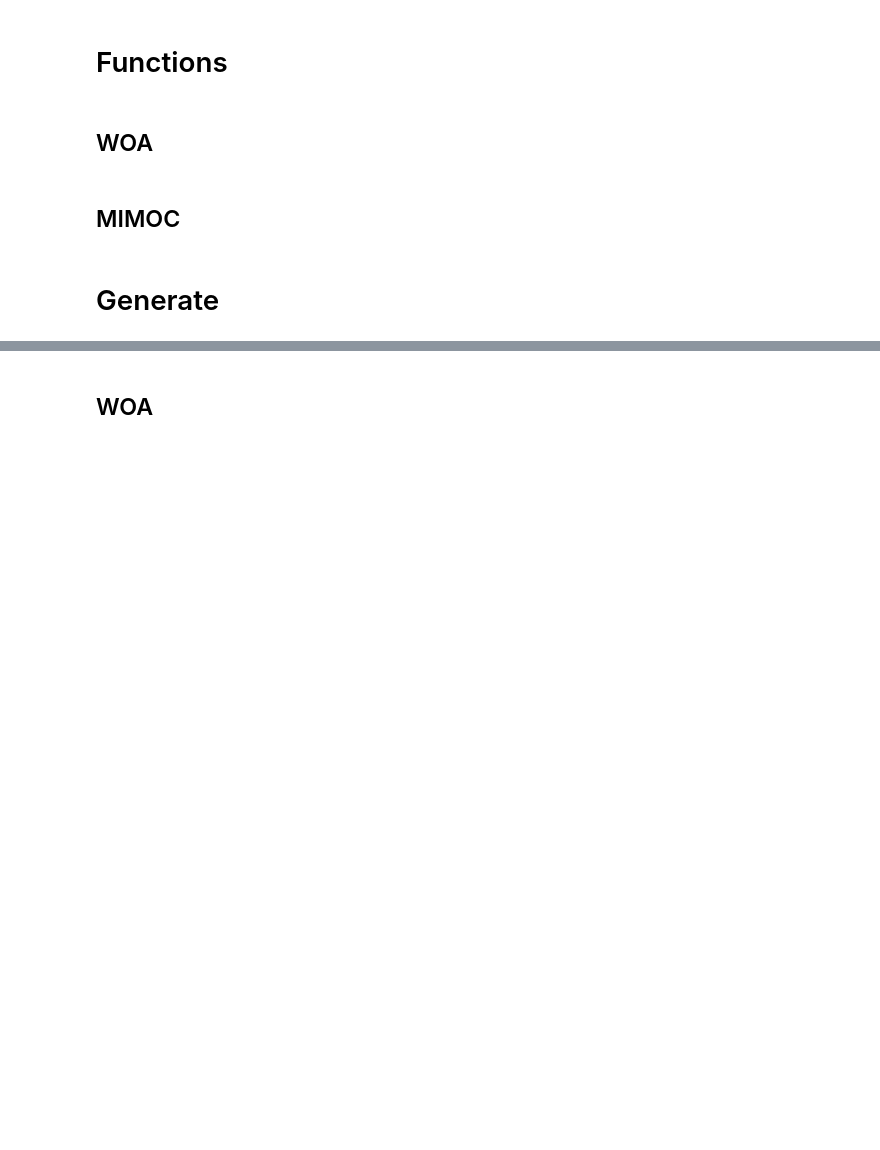
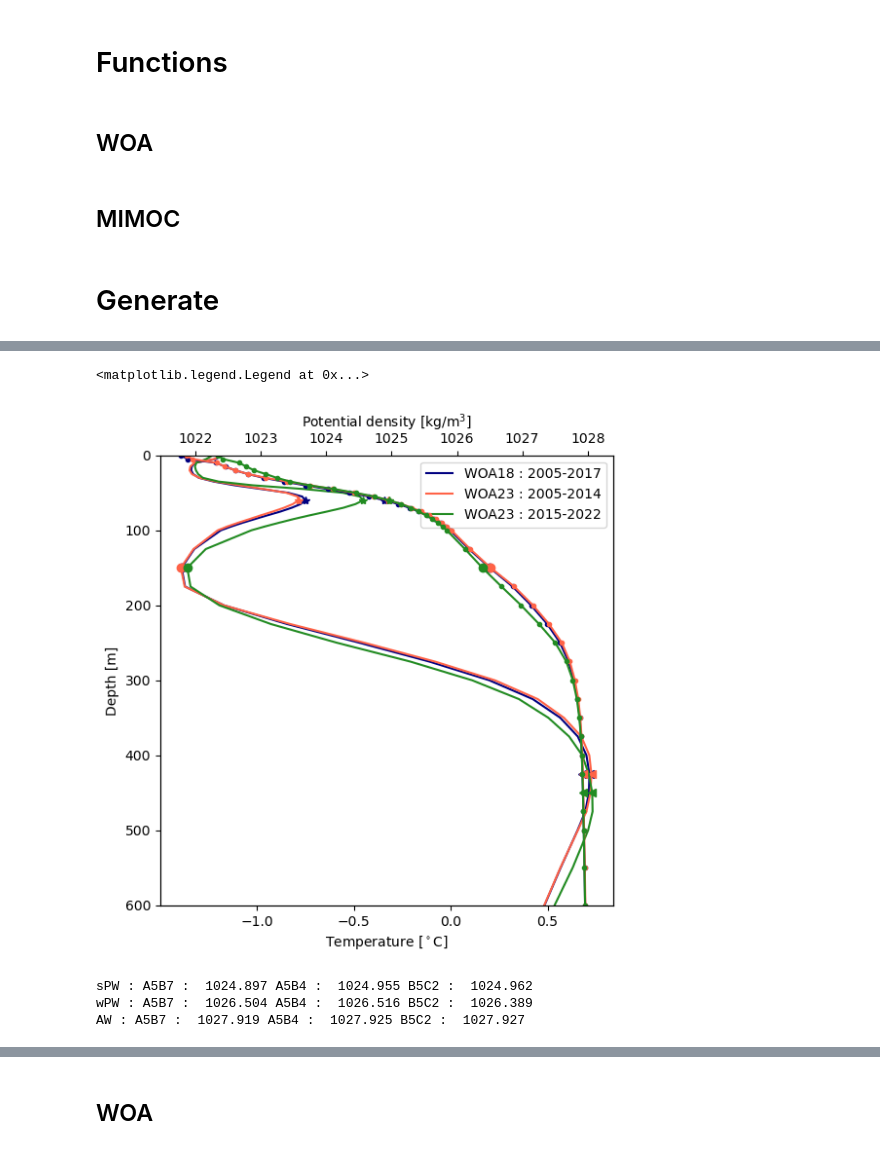
Before and after one commit to noemieplanat/Montgomery_Potentials_Beaufort_Gyre, a Jupyter notebook: Generate_Montgomery_fields.ipynb, the cells around one changed output, grey strips where cells are left out. Saved outputs shown, nothing was run; the diff lists cells and outputs as text; code cells hidden in the pictures; blank space fills up the shorter version.

```diff
--- a/Generate_Montgomery_fields.ipynb
+++ b/Generate_Montgomery_fields.ipynb
@@ -761 +763,16 @@ R1 = sigma1(AS, CT)
+# %%
+#WOA 23 : 2014-2022
+ListeT_B5C2 = ['/storage/nplanat/DataWOA/WOA23/woa23_B5C2_t'+'{0:02}'.format(k)+'_04.nc' for k in range(1, 13)]
+ListeS_B5C2 = ['/storage/nplanat/DataWOA/WOA23/woa23_B5C2_s'+'{0:02}'.format(k)+'_04.nc' for k in range(1, 13)]
+
+dsT_B5C2 = xr.open_mfdataset(ListeT_B5C2, decode_times = False)#, compat='override')
+dsS_B5C2 = xr.open_mfdataset(ListeS_B5C2, decode_times = False)#, compat='override')
+
+AS_B5C2 = gsw.SA_from_SP(dsS_B5C2.s_an, dsT_B5C2.depth, -145, 75)
+CT_B5C2 = gsw.CT_from_t(AS_B5C2, dsT_B5C2.t_an, dsT_B5C2.depth)
+R0_B5C2 = sigma0(AS_B5C2, CT_B5C2).mean(dim = 'time').sel(lat = slice(72,82)).sel(lon = slice(-160, -130)).mean(dim = {'lat', 'lon'}).values
+R1_B5C2 = sigma1(AS_B5C2, CT_B5C2).mean(dim = 'time').sel(lat = slice(72,82)).sel(lon = slice(-160, -130)).mean(dim = {'lat', 'lon'}).values
+
+T_B5C2 = CT_B5C2.mean(dim = 'time').sel(lat = slice(72,82)).sel(lon = slice(-160, -130)).mean(dim = {'lat', 'lon'}).values
+S_B5C2 = AS_B5C2.mean(dim = 'time').sel(lat = slice(72,82)).sel(lon = slice(-160, -130)).mean(dim = {'lat', 'lon'}).values
 # %%
@@ -820,0 +838,58 @@ Text(0.5, 0, 'Temperature')
+# %%
+f = plt.figure(figsize = (6,6))
+ax = f.add_subplot(1,1,1)
+ax2 = ax.twiny()
+i_sPW = np.argmax(T[5:20])+5
+i_wPW = np.argmin(T[16:24])+16
+i_AW = np.argmax(T[24:35])+24
+ax.plot(T, dsT.depth.values, label = 'WOA18 : 2005-2017', c = 'Navy')
+ax.plot(T[i_sPW], dsT.depth.values[i_sPW], '*', c = 'Navy')
+ax.plot(T[i_wPW],dsT.depth.values[i_wPW],  'o', c = 'Navy')
+ax.plot(T[i_AW],dsT.depth.values[i_AW], '<', c = 'Navy')
+ax2.plot(R0, dsT.depth.values, '.-', c = 'Navy')
+ax2.plot(R0[i_sPW], dsT.depth.values[i_sPW], '*', c = 'Navy')
+ax2.plot(R0[i_wPW],dsT.depth.values[i_wPW],  'o', c = 'Navy')
+ax2.plot(R0[i_AW],dsT.depth.values[i_AW], '<', c = 'Navy')
+
+i_sPW_A5B4 = np.argmax(T_A5B4[5:20])+5
+i_wPW_A5B4 = np.argmin(T_A5B4[16:24])+16
+i_AW_A5B4 = np.argmax(T_A5B4[24:35])+24
+ax.plot(T_A5B4, dsT_A5B4.depth.values, label = 'WOA23 : 2005-2014', c = 'tomato')
+ax.plot(T_A5B4[i_sPW_A5B4], dsT_A5B4.depth.values[i_sPW_A5B4], '*', c = 'tomato')
+ax.plot(T_A5B4[i_wPW_A5B4],dsT_A5B4.depth.values[i_wPW_A5B4],  'o', c = 'tomato')
+ax.plot(T_A5B4[i_AW_A5B4],dsT_A5B4.depth.values[i_AW_A5B4], '<', c = 'tomato')
+ax2.plot(R0_A5B4, dsT_A5B4.depth.values, '.-', c = 'tomato')
+ax2.plot(R0_A5B4[i_sPW_A5B4], dsT_A5B4.depth.values[i_sPW_A5B4], '*', c = 'tomato')
+ax2.plot(R0_A5B4[i_wPW_A5B4],dsT.depth.values[i_wPW_A5B4],  'o', c = 'tomato')
+ax2.plot(R0_A5B4[i_AW_A5B4],dsT.depth.values[i_AW_A5B4], '<', c = 'tomato')
+
+
+i_sPW_B5C2 = np.argmax(T_B5C2[5:20])+5
+i_wPW_B5C2 = np.argmin(T_B5C2[16:24])+16
+i_AW_B5C2 = np.argmax(T_B5C2[24:35])+24
+ax.plot(T_B5C2, dsT_B5C2.depth.values, label = 'WOA23 : 2015-2022', c = 'forestgreen')
+ax.plot(T_B5C2[i_sPW_B5C2], dsT_B5C2.depth.values[i_sPW_B5C2], '*', c = 'forestgreen')
+ax.plot(T_B5C2[i_wPW_B5C2],dsT_B5C2.depth.values[i_wPW_B5C2],  'o', c = 'forestgreen')
+ax.plot(T_B5C2[i_AW_B5C2],dsT_B5C2.depth.values[i_AW_B5C2], '<', c = 'forestgreen')
+ax2.plot(R0_B5C2, dsT_B5C2.depth.values, '.-', c = 'forestgreen')
+ax2.plot(R0_B5C2[i_sPW_B5C2], dsT_B5C2.depth.values[i_sPW_B5C2], '*', c = 'forestgreen')
+ax2.plot(R0_B5C2[i_wPW_B5C2],dsT.depth.values[i_wPW_B5C2],  'o', c = 'forestgreen')
+ax2.plot(R0_B5C2[i_AW_B5C2],dsT.depth.values[i_AW_B5C2], '<', c = 'forestgreen')
+
+ax.invert_yaxis()
+ax.set_ylim([600, 0])
+ax.set_ylabel('Depth [m]')
+ax.set_xlabel(r'Temperature [$^\circ$C]')
+ax2.set_xlabel(r'Potential density [kg/m$^3$]')
+ax.legend()
+# %% [output]
+<matplotlib.legend.Legend at 0x...>
+[figure, added]
+# %%
+print('sPW : A5B7 : ', np.round(R0[i_sPW], 3), 'A5B4 : ', np.round(R0_A5B4[i_sPW_A5B4], 3), 'B5C2 : ', np.round(R0_B5C2[i_sPW_B5C2], 3))
+print('wPW : A5B7 : ', np.round(R0[i_wPW], 3), 'A5B4 : ', np.round(R0_A5B4[i_wPW_A5B4], 3), 'B5C2 : ', np.round(R0_B5C2[i_wPW_B5C2], 3))
+print('AW : A5B7 : ', np.round(R0[i_AW], 3), 'A5B4 : ', np.round(R0_A5B4[i_AW_A5B4], 3), 'B5C2 : ', np.round(R0_B5C2[i_AW_B5C2], 3))
+# %% [output]
+sPW : A5B7 :  1024.897 A5B4 :  1024.955 B5C2 :  1024.962
+wPW : A5B7 :  1026.504 A5B4 :  1026.516 B5C2 :  1026.389
+AW : A5B7 :  1027.919 A5B4 :  1027.925 B5C2 :  1027.927
```
Also changed, not shown: parts of 18 cells of this notebook, 1 other file.
